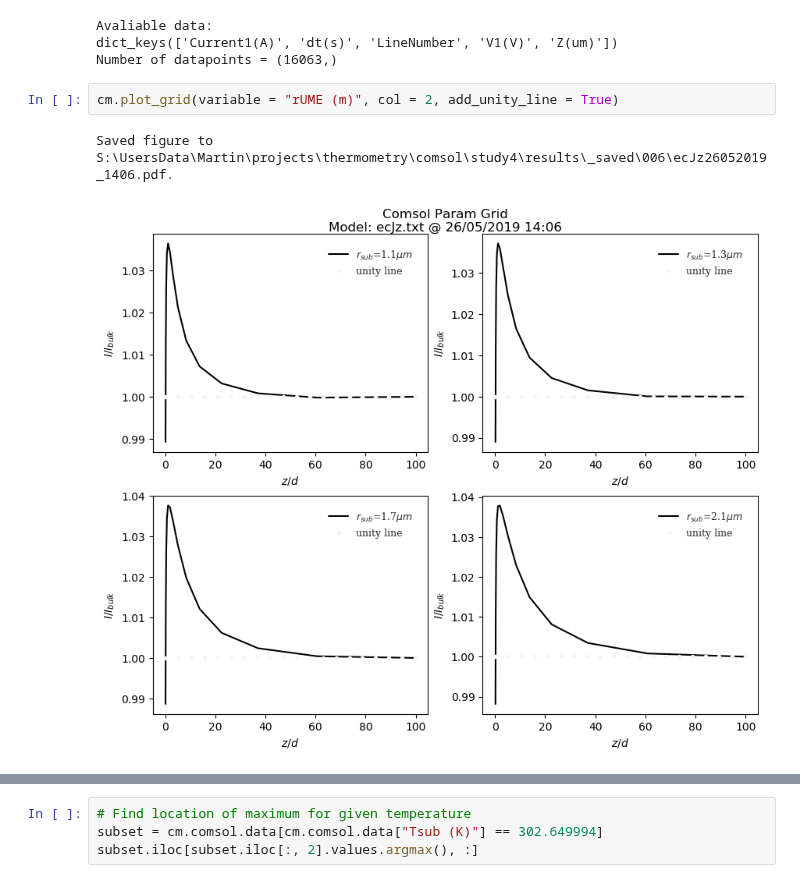
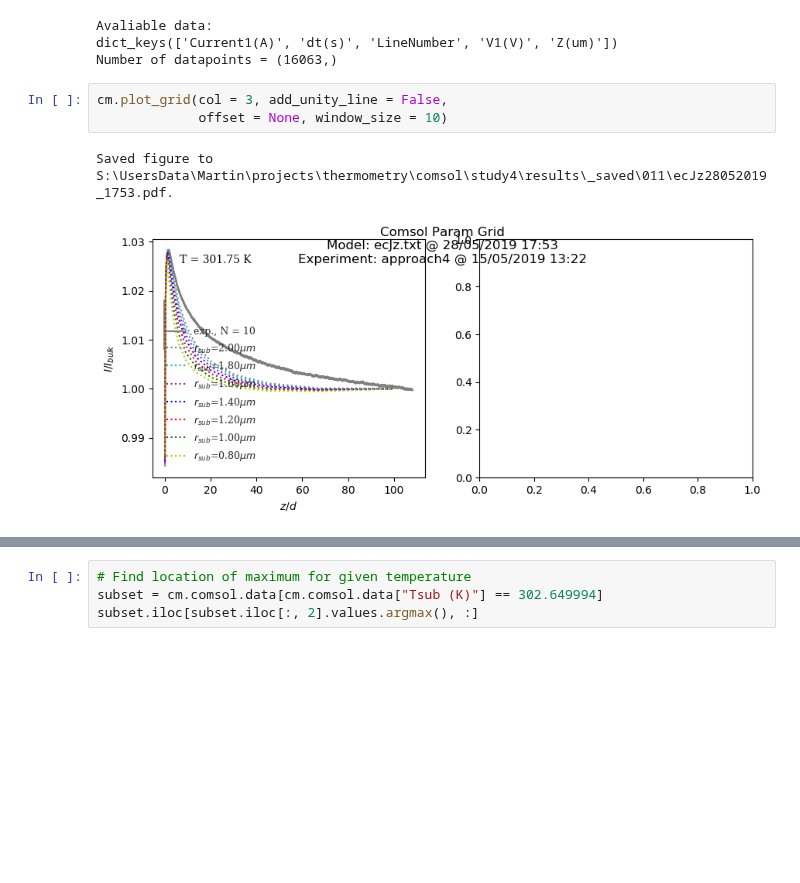
Before and after one commit to martinholub/sicm, a Jupyter notebook: notebooks/comsol.ipynb, the cells around one changed output, grey strips where cells are left out. Cells and saved outputs as stored; diff of their text form; blank space fills up the shorter version.

```diff
--- a/notebooks/comsol.ipynb
+++ b/notebooks/comsol.ipynb
@@ -36,8 +40,9 @@ cm.add_approach(datadir, exp_name)
 Avaliable data:
 dict_keys(['Current1(A)', 'dt(s)', 'LineNumber', 'V1(V)', 'Z(um)'])
 Number of datapoints = (16063,)
-# %%
-cm.plot_grid(variable = "rUME (m)", col = 2, add_unity_line = True)
-# %% [output]
-Saved figure to S:\UsersData\Martin\projects\thermometry\comsol\study4\results\_saved\006\ecJz26052019_1406.pdf.
-[figure, removed]
+# %%
+cm.plot_grid(col = 3, add_unity_line = False,
+             offset = None, window_size = 10)
+# %% [output]
+Saved figure to S:\UsersData\Martin\projects\thermometry\comsol\study4\results\_saved\011\ecJz28052019_1753.pdf.
+[figure, added]
```
Also changed, not shown: parts of 5 cells of this notebook, 1 other file.
